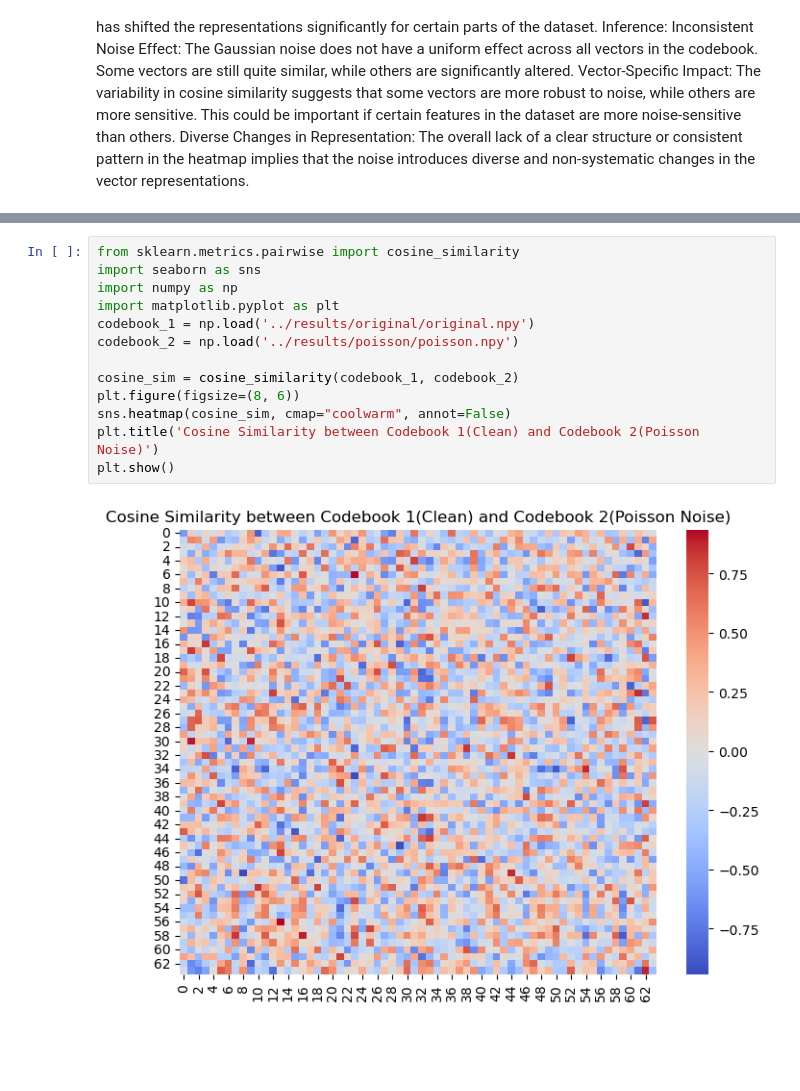
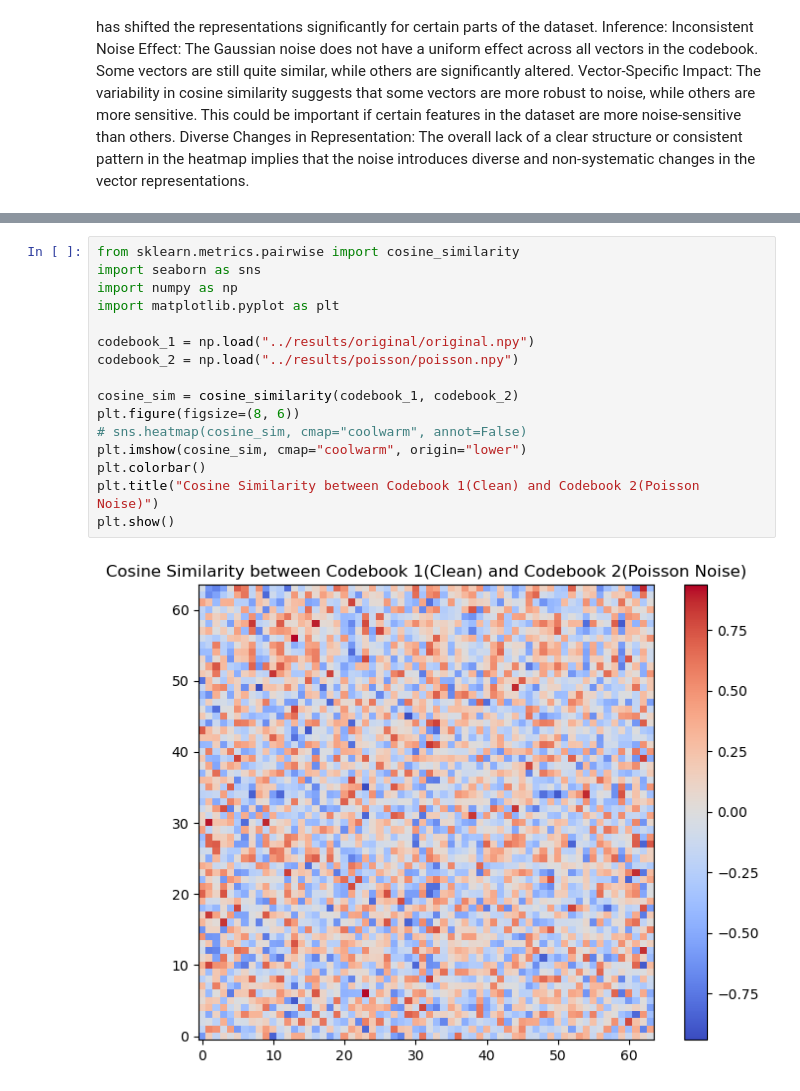
Before and after one commit to ravioli1369/vqvae, a Jupyter notebook: vqvae/cosine_similarity.ipynb, the cells around one changed output, grey strips where cells are left out. Drawn from its saved outputs; the diff is of its cells as text; blank space fills up the shorter version.

```diff
--- a/vqvae/cosine_similarity.ipynb
+++ b/vqvae/cosine_similarity.ipynb
@@ -50,15 +57,18 @@ plt.show()
 # %%
 from sklearn.metrics.pairwise import cosine_similarity
 import seaborn as sns
 import numpy as np
 import matplotlib.pyplot as plt
-codebook_1 = np.load('../results/original/original.npy')
-codebook_2 = np.load('../results/poisson/poisson.npy')
+
+codebook_1 = np.load("../results/original/original.npy")
+codebook_2 = np.load("../results/poisson/poisson.npy")
 
 cosine_sim = cosine_similarity(codebook_1, codebook_2)
 plt.figure(figsize=(8, 6))
-sns.heatmap(cosine_sim, cmap="coolwarm", annot=False)
-plt.title('Cosine Similarity between Codebook 1(Clean) and Codebook 2(Poisson Noise)')
+# sns.heatmap(cosine_sim, cmap="coolwarm", annot=False)
+plt.imshow(cosine_sim, cmap="coolwarm", origin="lower")
+plt.colorbar()
+plt.title("Cosine Similarity between Codebook 1(Clean) and Codebook 2(Poisson Noise)")
 plt.show()
 # %% [output]
-[figure, old version]
+[figure, new version]
```
Also changed, not shown: parts of 2 cells of this notebook, 1 other file.
